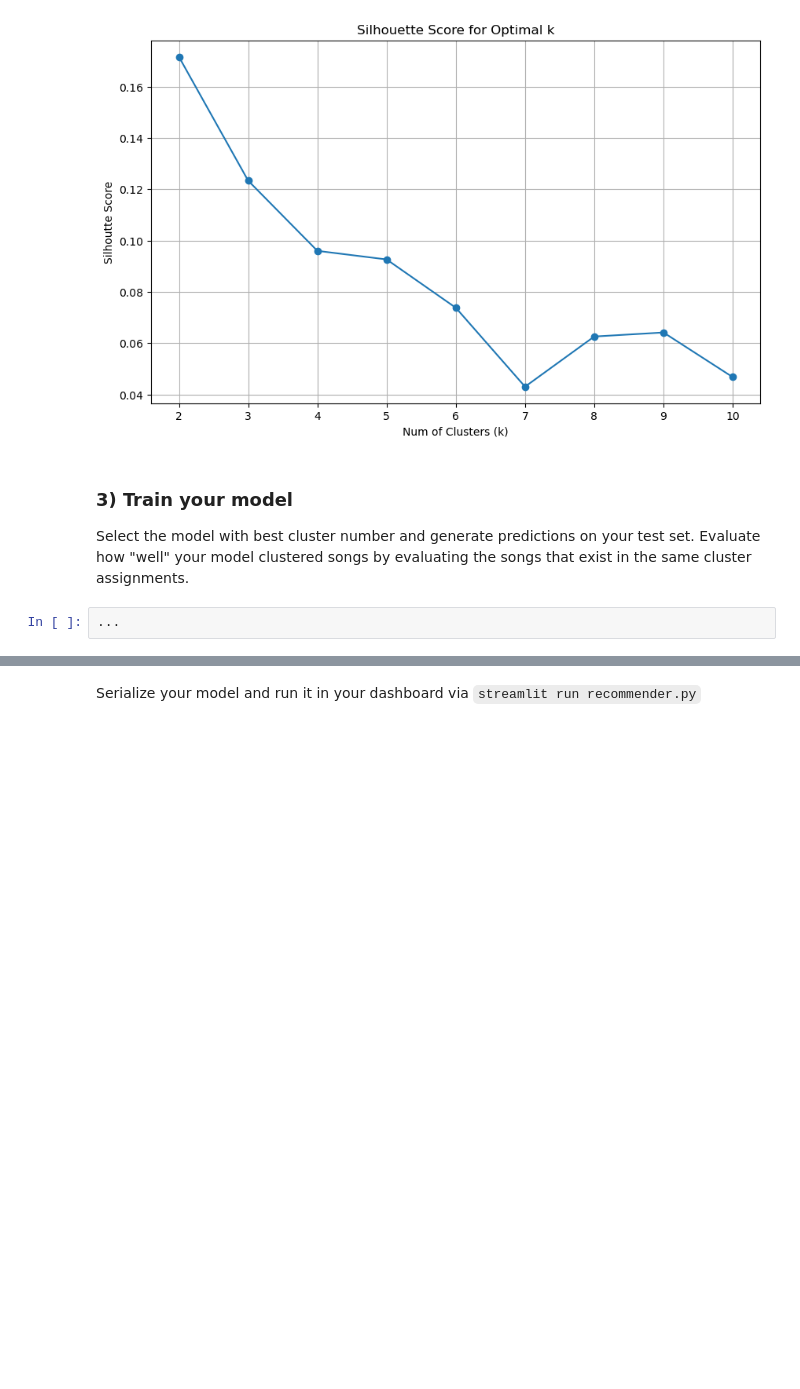
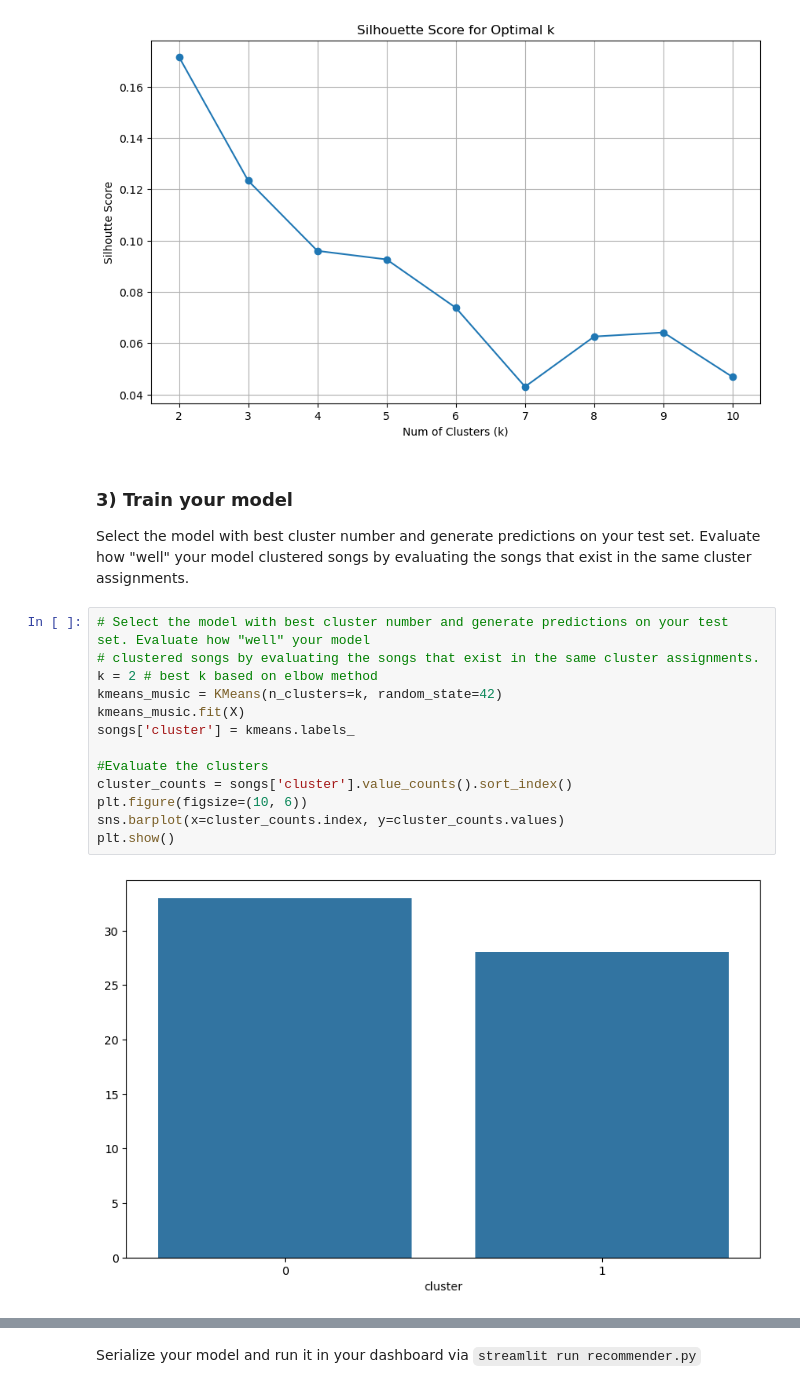
Before and after one commit to DataEden/unsupervised-music-recommender, a Jupyter notebook: notebooks/clustering.ipynb, the cells around one changed output, grey strips where cells are left out. Saved outputs shown, nothing was run; the diff lists cells and outputs as text; blank space fills up the shorter version.

```diff
--- a/notebooks/clustering.ipynb
+++ b/notebooks/clustering.ipynb
@@ -111,7 +112,20 @@ plt.show()
 
 Select the model with best cluster number and generate predictions on your test set. Evaluate how "well" your model clustered songs by evaluating the songs that exist in the same cluster assignments.
 # %%
-...
+# Select the model with best cluster number and generate predictions on your test set. Evaluate how "well" your model
+# clustered songs by evaluating the songs that exist in the same cluster assignments.
+k = 2 # best k based on elbow method
+kmeans_music = KMeans(n_clusters=k, random_state=42)
+kmeans_music.fit(X)
+songs['cluster'] = kmeans.labels_
+
+#Evaluate the clusters
+cluster_counts = songs['cluster'].value_counts().sort_index()
+plt.figure(figsize=(10, 6))
+sns.barplot(x=cluster_counts.index, y=cluster_counts.values)
+plt.show()
+# %% [output]
+[figure, added]
 # %%
 # predict your labels on your predictors and assign it to a new column
 labels = kmeans_music.predict(X)
```
Also changed, not shown: parts of 3 cells of this notebook, 1 other file.
